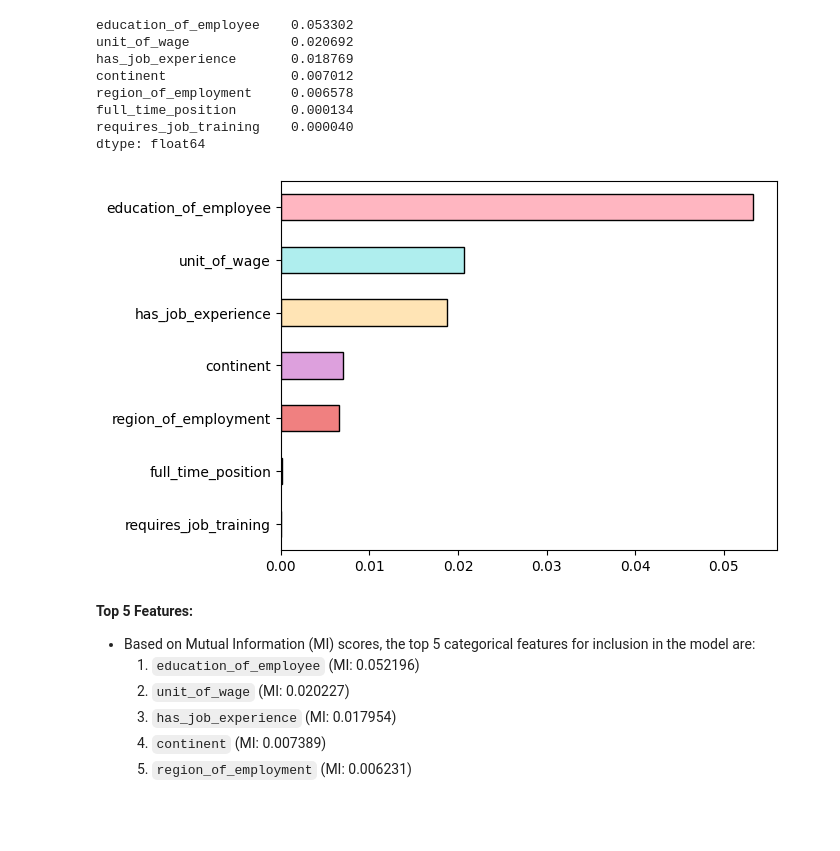
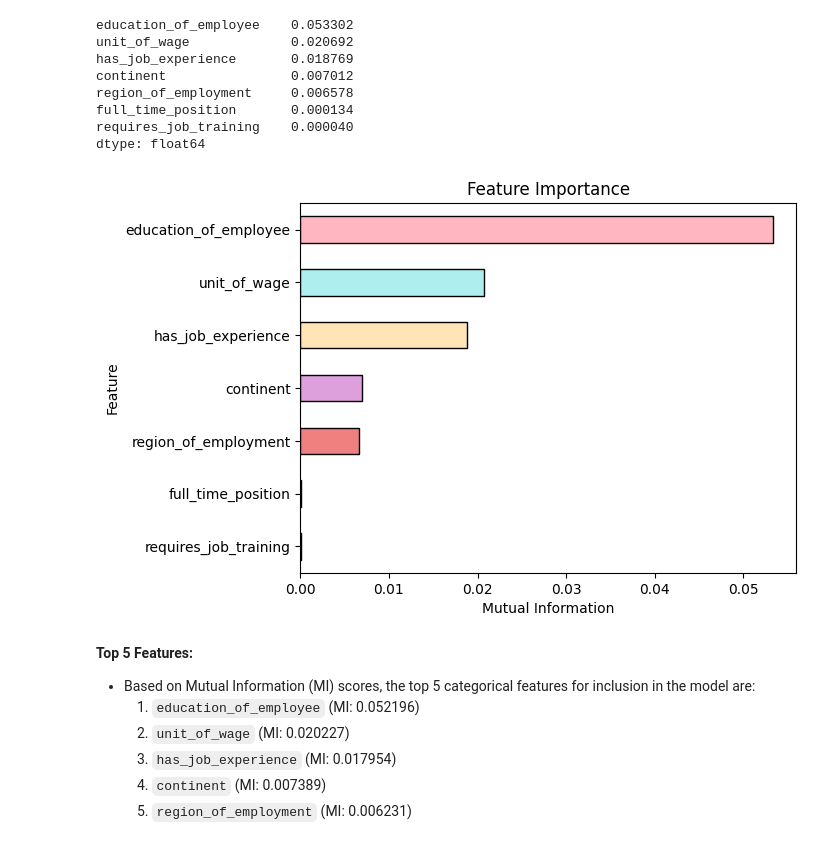
Before and after one commit to wanyingng/visa-approval-prediction, a Jupyter notebook: notebook/model_training.ipynb, the cells around one changed output. Drawn from its saved outputs; the diff is of its cells as text; code cells hidden in the pictures; blank space fills up the shorter version.

```diff
--- a/notebook/model_training.ipynb
+++ b/notebook/model_training.ipynb
@@ -264,9 +264,15 @@ requires_job_training    0.000040
 dtype: float64
 # %%
 # Plot the bar graph
+plt.title("Feature Importance")
+
 mi.nlargest(20).plot(kind='barh', ec='black', color=['lightpink', 'paleturquoise', 'moccasin', 'plum', 'lightcoral', 'sandybrown']).invert_yaxis()
+plt.xlabel("Mutual Information")
+plt.ylabel('Feature')
+
+plt.show()
 # %% [output]
-[figure, old version]
+[figure, new version]
 # %% [markdown]
 **Top 5 Features:**
 * Based on Mutual Information (MI) scores, the top 5 categorical features for inclusion in the model are:
```
Also changed, not shown: parts of 35 cells of this notebook.
